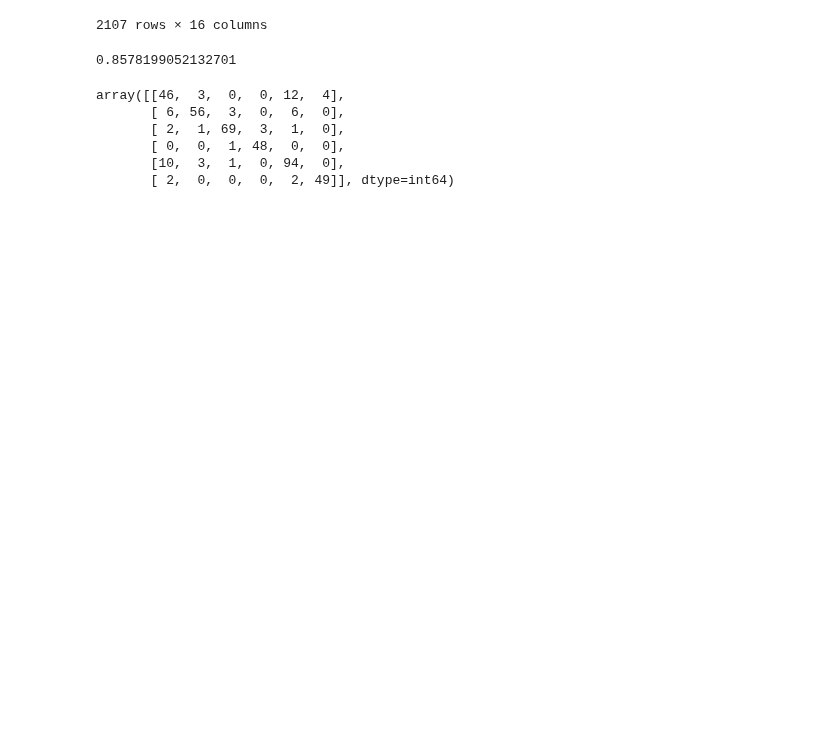
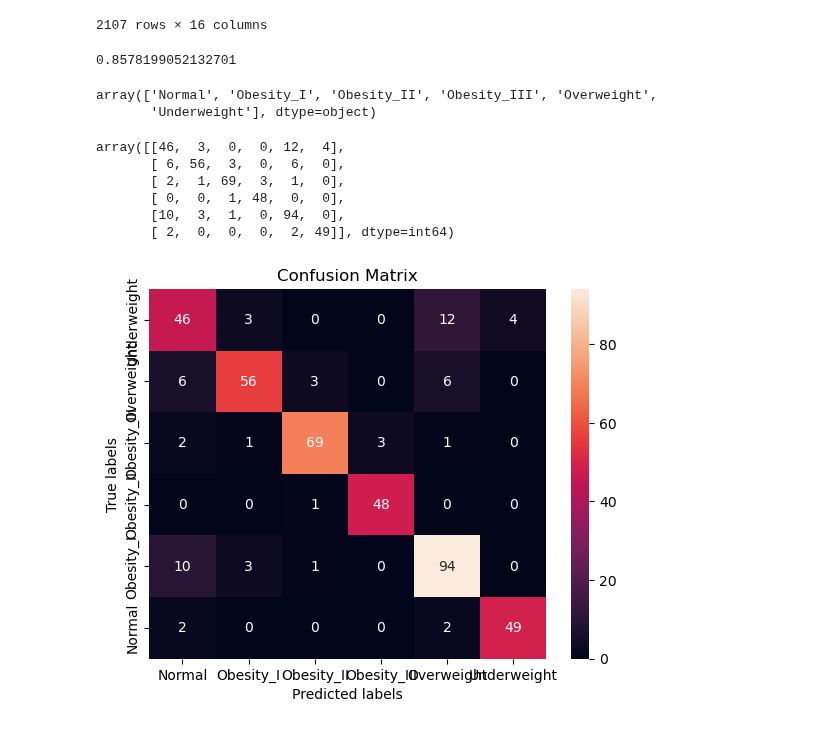
Before and after one commit to shekharbiswas/Obesity, a Jupyter notebook: ML.ipynb, the cells around one changed output. Drawn from its saved outputs; the diff is of its cells as text; code cells hidden in the pictures; blank space fills up the shorter version.

```diff
--- a/ML.ipynb
+++ b/ML.ipynb
@@ -78,6 +78,11 @@ y_pred = xgb_clf.predict(X_test)
 accuracy_score(y_pred, y_test)
 # %% [output]
 0.8578199052132701
+# %%
+le.classes_
+# %% [output]
+array(['Normal', 'Obesity_I', 'Obesity_II', 'Obesity_III', 'Overweight',
+       'Underweight'], dtype=object)
 # %%
 cm = confusion_matrix(y_test, y_pred)
 cm
@@ -91,11 +96,14 @@ array([[46,  3,  0,  0, 12,  4],
 # %%
 import seaborn as sns
 import matplotlib.pyplot as plt
 
 ax= plt.subplot()
 sns.heatmap(cm, annot=True, fmt='g', ax=ax);  #annot=True to annotate cells, ftm='g' to disable scientific notation
 
 # labels, title and ticks
 ax.set_xlabel('Predicted labels');ax.set_ylabel('True labels');
 ax.set_title('Confusion Matrix');
-ax.xaxis.set_ticklabels(['business', 'health']); ax.yaxis.set_ticklabels(['health', 'business']);
+ax.xaxis.set_ticklabels(['Normal', 'Obesity_I', 'Obesity_II', 'Obesity_III', 'Overweight',
+       'Underweight']); ax.yaxis.set_ticklabels(['Underweight', 'Overweight', 'Obesity_III', 'Obesity_II','Obesity_I',  'Normal']);
+# %% [output]
+[figure, added]
```
